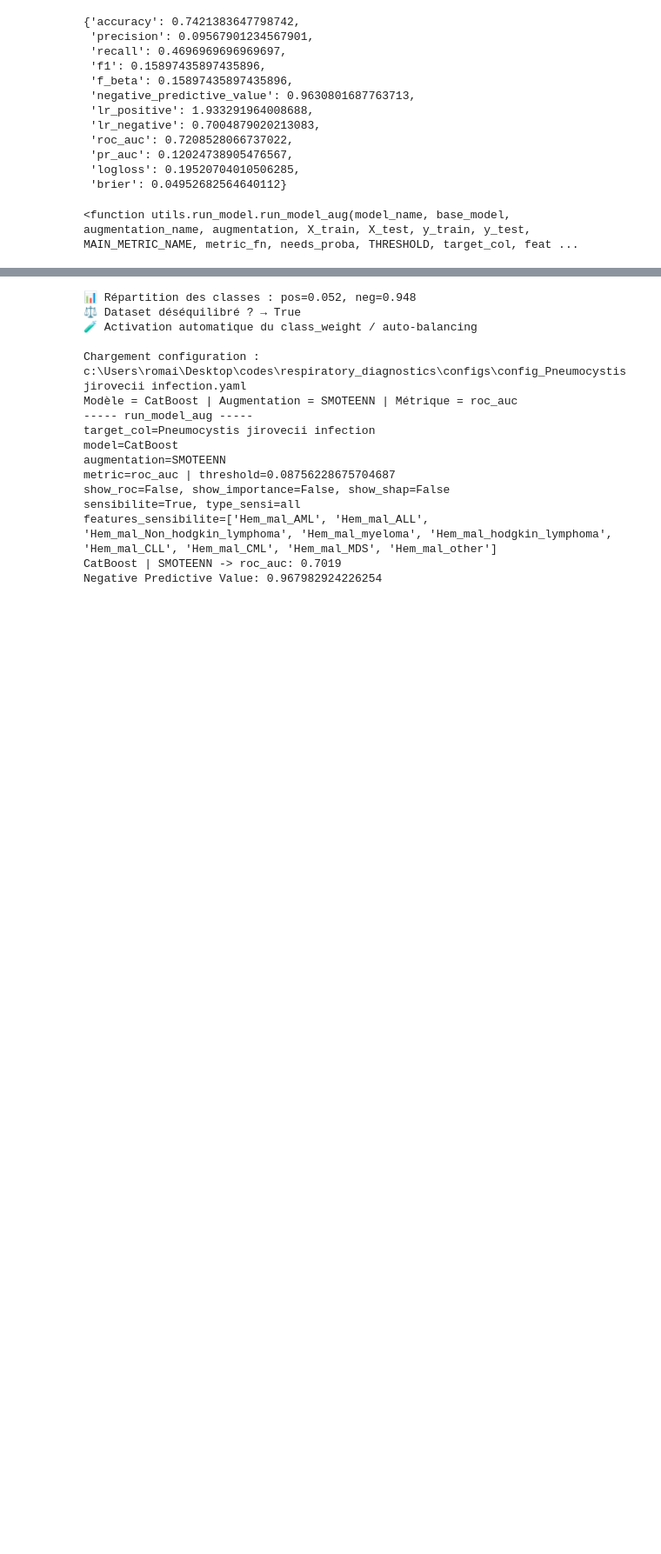
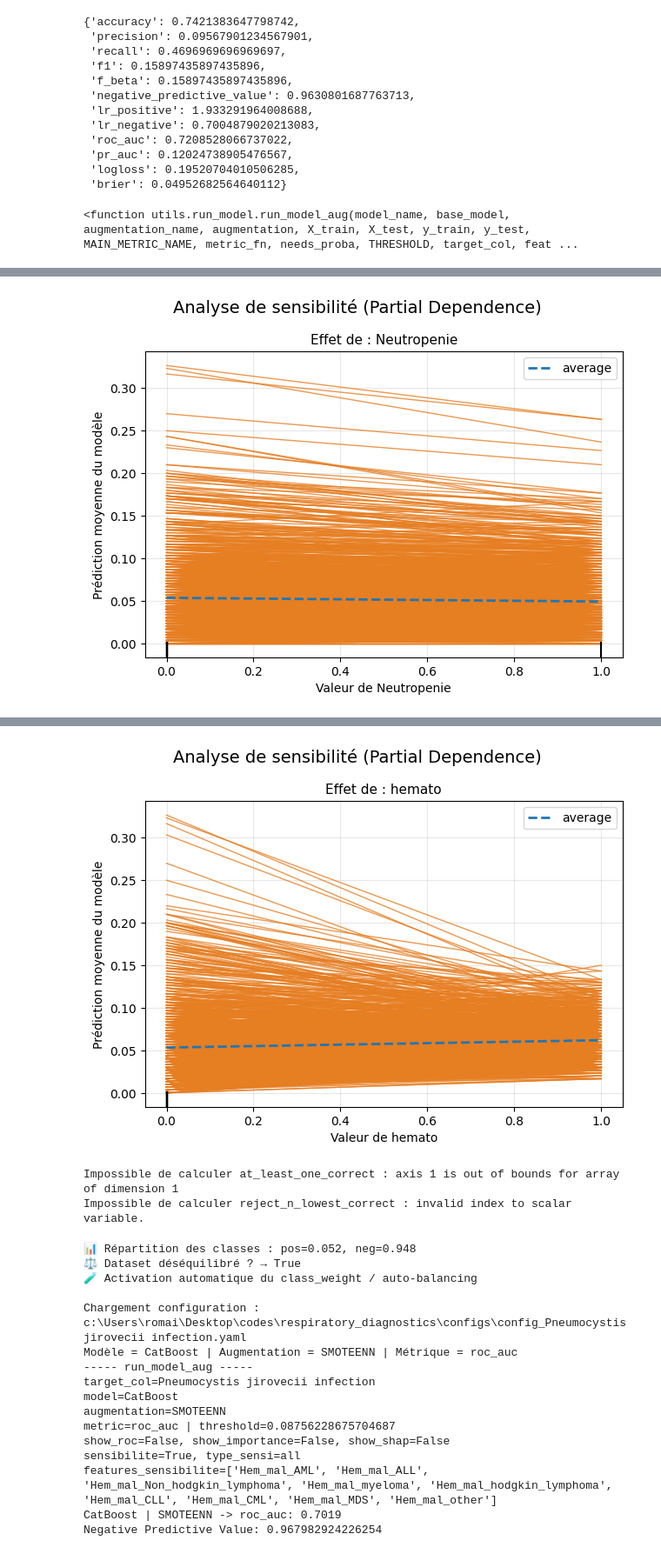
Before and after one commit to Romain-Forte/respiratory_diagnostics, a Jupyter notebook: dev_algo.ipynb, the cells around one changed output, grey strips where cells are left out. Shown at 87% size. Saved outputs shown, nothing was run; the diff lists cells and outputs as text; code cells hidden in the pictures; blank space fills up the shorter version.

```diff
--- a/dev_algo.ipynb
+++ b/dev_algo.ipynb
@@ -143,8 +154,8 @@ mapping_etiology ={
                     'Viral infection' :['Viral infection'] ,
                     'Invasive pulmonary aspergillosis' :['Invasive pulmonary aspergillosis'] ,
                     'All fungus' : ["Other fungal ",'Mucorales'],
-                    # 'Other fungal' :["Other fungal "] ,
-                    # 'Mucorales' : ['Mucorales'],
+                    'Other fungal' :["Other fungal "] ,
+                    'Mucorales' : ['Mucorales'],
                     'Pneumocystis jirovecii infection' :[ 'Pneumocystis jirovecii infection'],
                     'Cardiogenic pulmonary oedema' : ['Cardiogenic pulmonary oedema'],
                     'Disease-related infiltrates':['Disease-related infiltrates'],
@@ -154,7 +165,8 @@ mapping_etiology ={
                    # 'Undetermined cause':['Undetermined cause' ]
                     }
 from utils.data_quality import fusionner_labels
-print(df_cat_clean.columns)
+
 df_labels_fusion = fusionner_labels(df_cat_clean, mapping_etiology, mode="max")
 print((df_labels_fusion.sum(axis=0))/len(df_labels_fusion))
+print(df_labels_fusion.columns)
 # %% [output]
@@ -834,6 +818,7 @@ run_model_aug
 import os
 config_dir = os.getcwd() + '\\configs\\'
 target_col = 'Pneumocystis jirovecii infection'
+from utils.run_model import run_model_aug,run_config_for_target
 
 def _slugify(value):
         clean = "".join(char if char.isalnum() else "_" for char in (value or ""))
@@ -847,8 +832,20 @@ MAIN_METRIC_NAME = 'roc_auc'
 def run_all_for_column(target_col,
                      to_save = False):
         save_dir = r"C:\Users\romai\Desktop\travail\avancement\model_grid_search\\"
+        # 1
+        # _ = find_best_model_and_aug(df_features_clean,
+        #             df_labels_fusion,
+        #             target_col,
+        #             MODEL_NAMES,
+        #             MAIN_METRIC_NAME,
+        #             write_config = True,
+        #             random_seed=RANDOM_SEED,
+        #             montecarlo = 10,
+        #             to_save = True,
+        #             save_dir = save_dir)
         def run_3_4(condition_test,
-                        save_dir):
+                        save_dir,
+                        text_save = None):
                 run_output = run_config_for_target(target_col,
                                 df_features_clean,
                                 df_labels_fusion,
@@ -859,28 +856,36 @@ def run_all_for_column(target_col,
                                 config_dir = config_dir,
                                 condition_test=condition_test ,
                                 to_save = to_save,
-                                save_dir = save_dir)
+                                save_dir = save_dir,
+                                text_save = text_save,)
                 if to_save:
                         metrics_score = run_output['metric_scores']
-                        base_dir = Path(save_dir).expanduser()
-                        target_save_dir = base_dir / _slugify(target_col)
-                        best_summary_path = target_save_dir / "metrics.json"
+                        if text_save is not None:
+                                best_summary_path = save_dir + _slugify(target_col) + text_save + "metrics.json"
+
+                        else:
+                                best_summary_path = save_dir + _slugify(target_col)  + "metrics.json"
+
+                        best_summary_path = Path(best_summary_path)
+
                         with best_summary_path.open("w", encoding="utf-8") as handle:
                                 json.dump(metrics_score, handle, indent=2)
         # 2
         run_config_for_target(target_col,
-                                        df_features_clean,
-                                        df_labels_fusion,
-                                        show_importance = True,
-                                        show_roc = False,
-                                        show_shap = False,
-                                        method_importance = 'native_importance',
-                                        config_dir = config_dir,
-                                        condition_test=None ,
-                                        to_save = to_save,
-                                        save_dir = save_dir)
+                                df_features_clean,
+                                df_labels_fusion,
+                                show_importance = True,
+                                show_roc = False,
+                                show_shap = False,
+                                method_importance = 'native_importance',
+                                config_dir = config_dir,
+                                condition_test=None ,
+                                to_save = to_save,
+                                save_dir = save_dir)
+        # 3 et 4
         run_3_4(condition_test=None,save_dir=save_dir)
-        # Analyse de sensibilite
+        # Analyse de sensibilite (5)
+
         condition_neutropenie =  lambda X: (X["Neutropenie"] == 1)
 
         run_3_4(condition_test=condition_neutropenie,save_dir=save_dir,text_save =r"\Neutropenie\\" )
@@ -901,12 +906,13 @@ def run_all_for_column(target_col,
                                 show_shap = False,
                                 method_importance = 'native_importance',
                                 config_dir = config_dir,
-                                features_sensibilite =["Neutropenie"],
+                                features_sensibilite ="Neutropenie",
                                 type_sensi = 'all',
                                 sensibilite=True,
                                 condition_test=None ,
                                 to_save = to_save,
-                                save_dir = save_dir)
+                                save_dir = save_dir,
+                                text_save = r"\Neutropenie\\",)
         run_config_for_target(target_col,
                                 df_features_clean,
                                 df_labels_fusion,
@@ -920,6 +926,8 @@ def run_all_for_column(target_col,
                                 sensibilite=True,
                                 condition_test=None ,
                                 to_save = to_save,
-                                save_dir = save_dir)
+                                save_dir = save_dir,
+                                text_save =r"\Hemato\\")
 run_all_for_column(target_col,
                     to_save = True)
+# %% [output]
@@ -925,0 +951 @@ run_all_for_column(target_col,
+[figure, added]
@@ -926,3 +972,6 @@ run_all_for_column(target_col,
+[figure, added]
+Impossible de calculer at_least_one_correct : axis 1 is out of bounds for array of dimension 1
+Impossible de calculer reject_n_lowest_correct : invalid index to scalar variable.
 # %%
 
 features_hemato =['Hem_mal_AML', 'Hem_mal_ALL', 'Hem_mal_Non_hodgkin_lymphoma',
```
Also changed, not shown: parts of 9 cells of this notebook, 9 other files.
